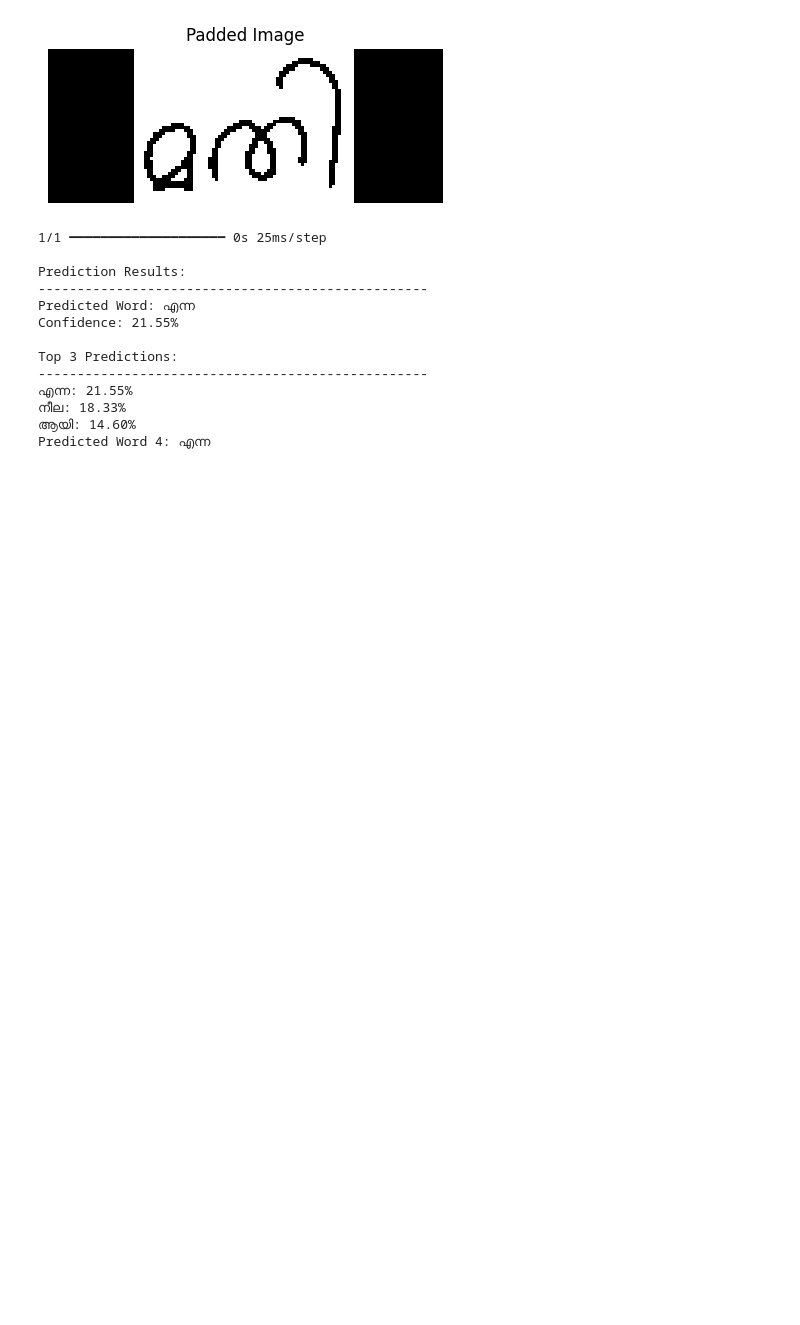
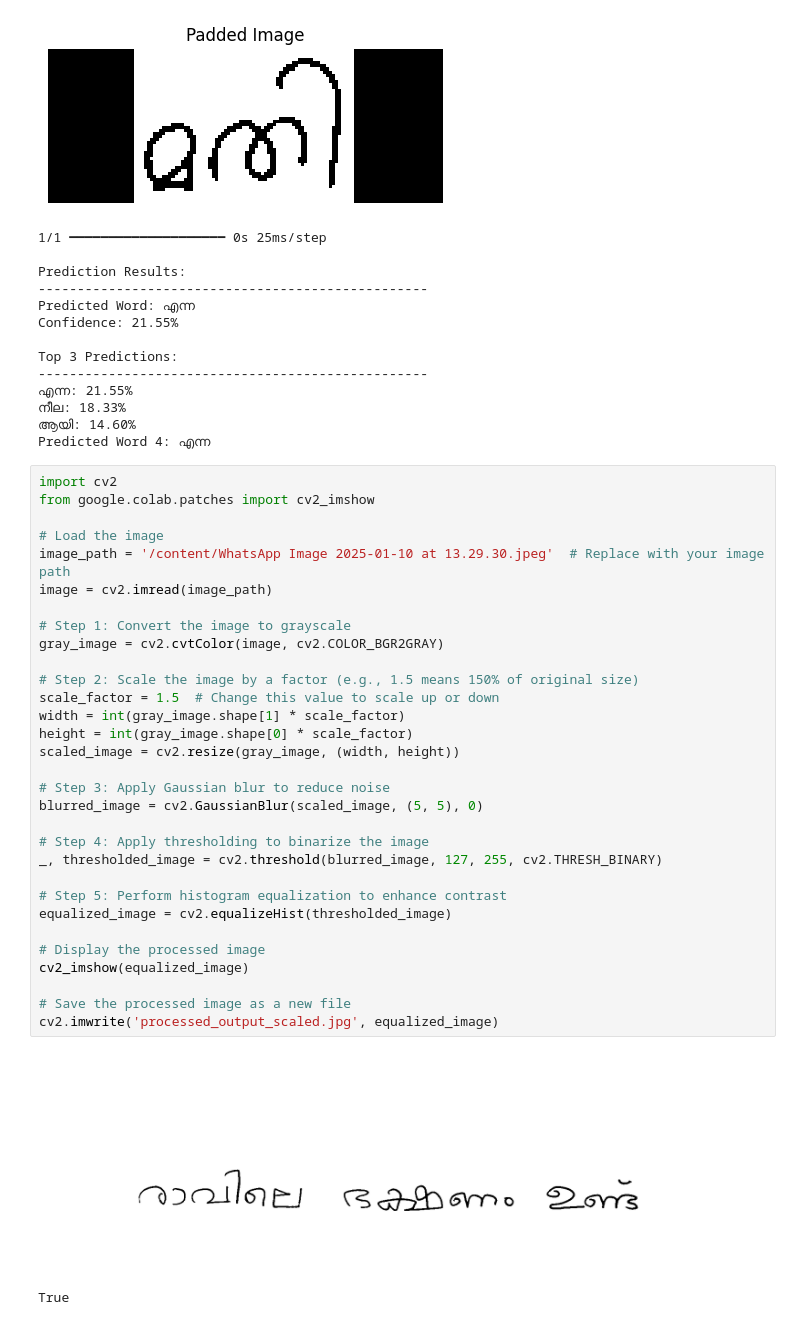
Before and after one commit to AyrusCodes/Main-Project, a Jupyter notebook: code_surya.ipynb, the cells around one changed output. Cells and saved outputs as stored; diff of their text form; blank space fills up the shorter version.

```diff
--- a/code_surya.ipynb
+++ b/code_surya.ipynb
@@ -1745,3 +1745,37 @@ Top 3 Predictions:
 നീല: 18.33%
 ആയി: 14.60%
 Predicted Word 4: എന്ന
+# %%
+import cv2
+from google.colab.patches import cv2_imshow
+
+# Load the image
+image_path = '/content/WhatsApp Image 2025-01-10 at 13.29.30.jpeg'  # Replace with your image path
+image = cv2.imread(image_path)
+
+# Step 1: Convert the image to grayscale
+gray_image = cv2.cvtColor(image, cv2.COLOR_BGR2GRAY)
+
+# Step 2: Scale the image by a factor (e.g., 1.5 means 150% of original size)
+scale_factor = 1.5  # Change this value to scale up or down
+width = int(gray_image.shape[1] * scale_factor)
+height = int(gray_image.shape[0] * scale_factor)
+scaled_image = cv2.resize(gray_image, (width, height))
+
+# Step 3: Apply Gaussian blur to reduce noise
+blurred_image = cv2.GaussianBlur(scaled_image, (5, 5), 0)
+
+# Step 4: Apply thresholding to binarize the image
+_, thresholded_image = cv2.threshold(blurred_image, 127, 255, cv2.THRESH_BINARY)
+
+# Step 5: Perform histogram equalization to enhance contrast
+equalized_image = cv2.equalizeHist(thresholded_image)
+
+# Display the processed image
+cv2_imshow(equalized_image)
+
+# Save the processed image as a new file
+cv2.imwrite('processed_output_scaled.jpg', equalized_image)
+# %% [output]
+[figure, added]
+True
```
Also changed, not shown: parts of 6 cells of this notebook.
